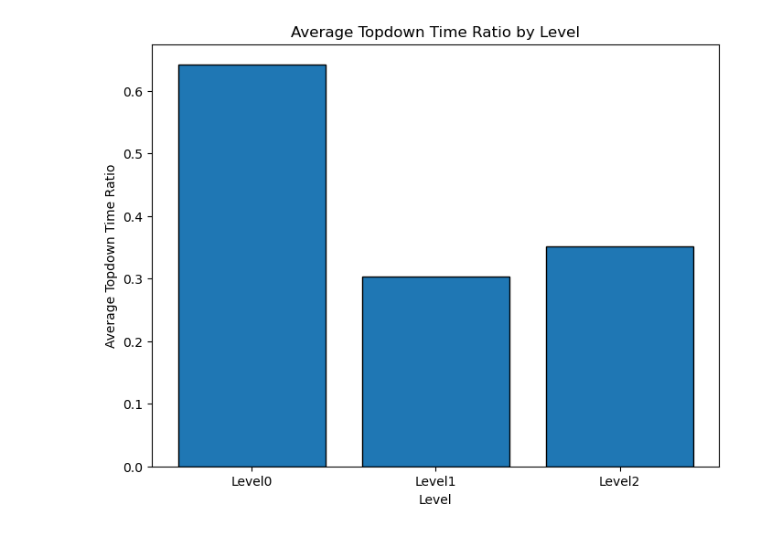
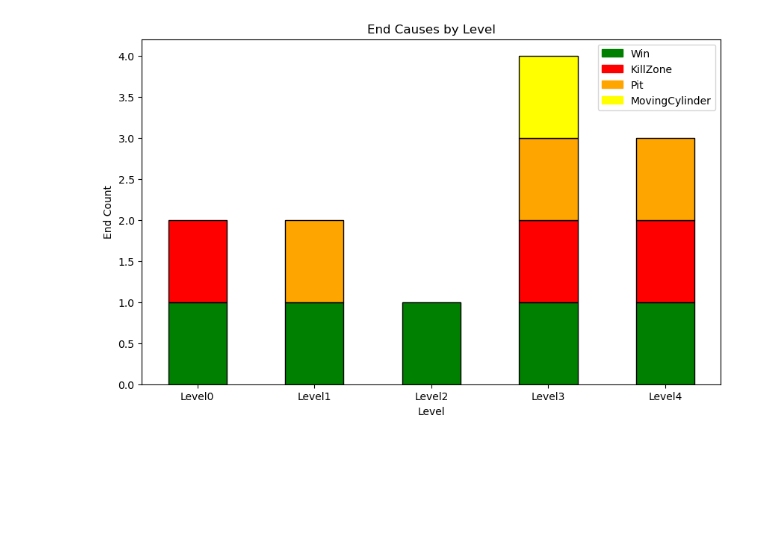
Before and after one commit to CSCI-526-Spring-2025/csci-526-final-project-ctrl-alt-fun, a Jupyter notebook: _Analytics/analytics.ipynb, the cells around one changed output. Saved outputs shown, nothing was run; the diff lists cells and outputs as text; code cells hidden in the pictures; blank space fills up the shorter version.

Commit message:
Renew The Analytics Part

```diff
--- a/_Analytics/analytics.ipynb
+++ b/_Analytics/analytics.ipynb
@@ -2,8 +2,13 @@
 import requests
 import csv
 import matplotlib.pyplot as plt
+import matplotlib.patches as mpatches
 from collections import Counter
 
+# Total number of levels including level0
+number_of_levels = 5 # TODO
+
+# Analytics mode
 mode = 'test'
 # mode = 'production'
 
@@ -128,11 +181,31 @@ print(average_topdown_time_by_level)
-# %%
-levels = list(level_dict.keys())  # e.g., ['Level0', 'Level1', 'Level2']
-
-plt.figure(figsize=(8, 6))
-plt.bar(levels, average_topdown_time_by_level, edgecolor='black')
-plt.xlabel('Level')
-plt.ylabel('Average Topdown Time Ratio')
-plt.title('Average Topdown Time Ratio by Level')
-plt.show()
-# %% [output]
-[figure, removed]
+# %%
+# -------------------- Metric 1: End Causes by Level --------------------
+levels = [f'Level{i}' for i in range(len(end_causes_by_level))]
+color_mapping = {
+    "Win": "green",
+    "KillZone": "red",
+    "Pit": "orange",
+    "MovingCylinder": "yellow"
+} # TODO
+default_color = "gray"
+bar_width = 0.5
+
+plt.figure(figsize=(10, 6))
+for i, causes in enumerate(end_causes_by_level):
+    bottom = 0
+    # Sort causes so that 'Win' is always drawn first (at the bottom)
+    sorted_causes = sorted(causes.items(), key=lambda x: 0 if x[0] == "Win" else 1)
+    for cause, count in sorted_causes:
+        color = color_mapping.get(cause, default_color)
+        plt.bar(levels[i], count, bottom=bottom, width=bar_width, color=color, edgecolor='black',
+                label=cause if i == 0 else "")
+        bottom += count
+
+plt.xlabel('Level')
+plt.ylabel('End Count')
+plt.title('End Causes by Level')
+legend_handles = [mpatches.Patch(color=color, label=cause) for cause, color in color_mapping.items()]
+plt.legend(handles=legend_handles)
+plt.show()
+# %% [output]
+[figure, added]
```
Also changed, not shown: parts of 7 cells of this notebook, 3 other files.
